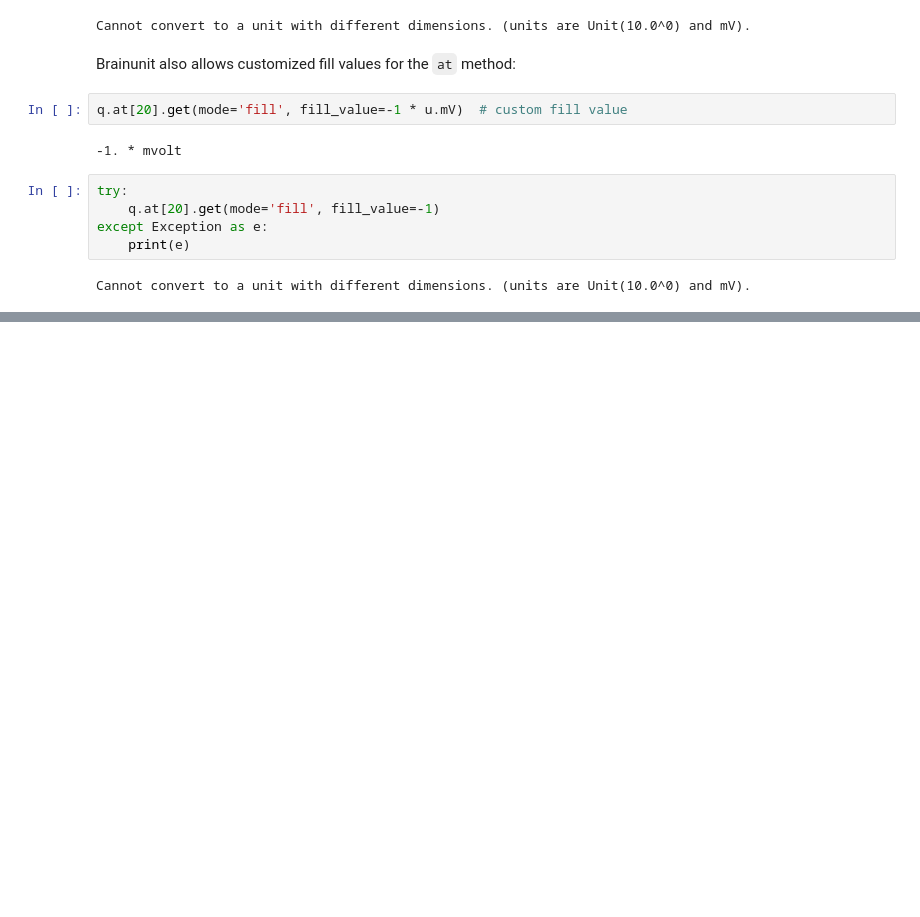
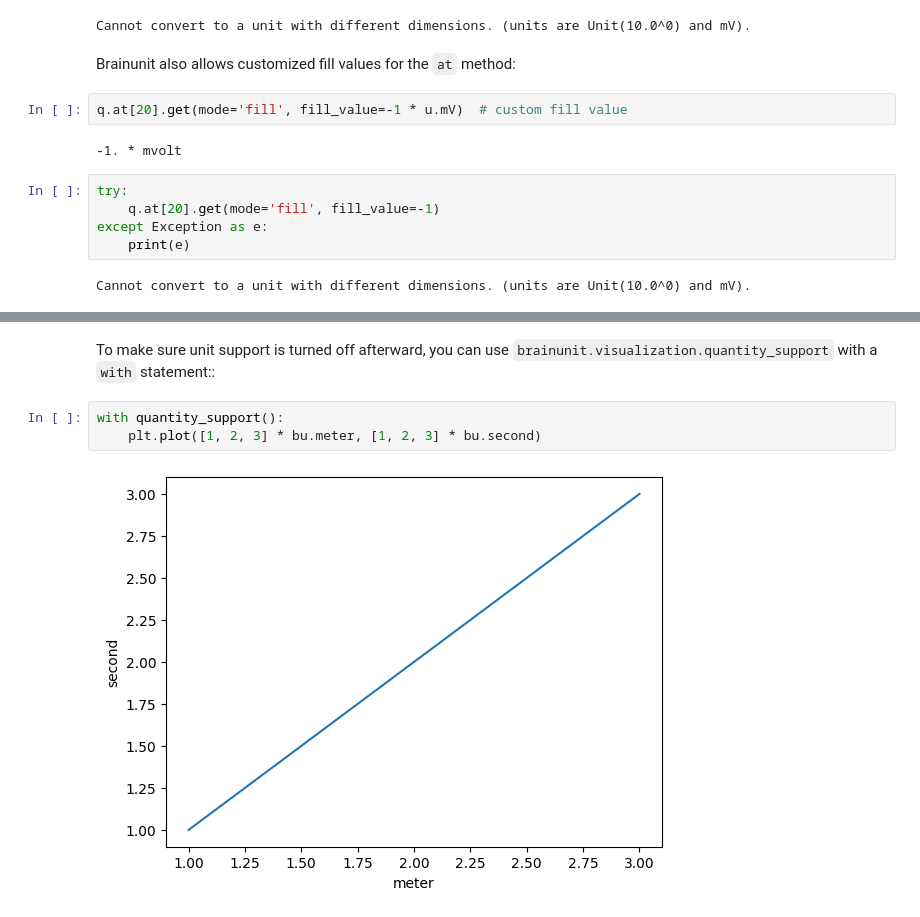
Before and after one commit to chaoming0625/brainunit, a Jupyter notebook: docs/physical_units/quantity.ipynb, the cells around one changed output, grey strips where cells are left out. Cells and saved outputs as stored; diff of their text form; blank space fills up the shorter version.

```diff
--- a/docs/physical_units/quantity.ipynb
+++ b/docs/physical_units/quantity.ipynb
@@ -585,0 +610,7 @@ Cannot convert to a unit with different dimensions. (units are Unit(10.0^0) and
+# %% [markdown]
+To make sure unit support is turned off afterward, you can use `brainunit.visualization.quantity_support` with a ``with`` statement::
+# %%
+with quantity_support():
+    plt.plot([1, 2, 3] * bu.meter, [1, 2, 3] * bu.second)
+# %% [output]
+[figure, added]
```
Also changed, not shown: parts of 4 cells of this notebook, 3 other files.
